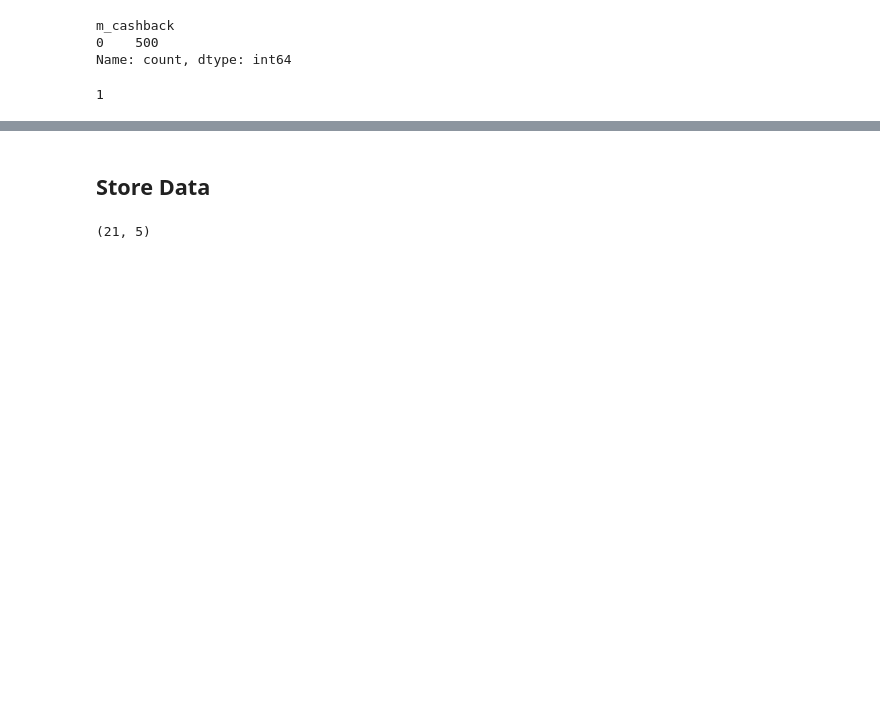
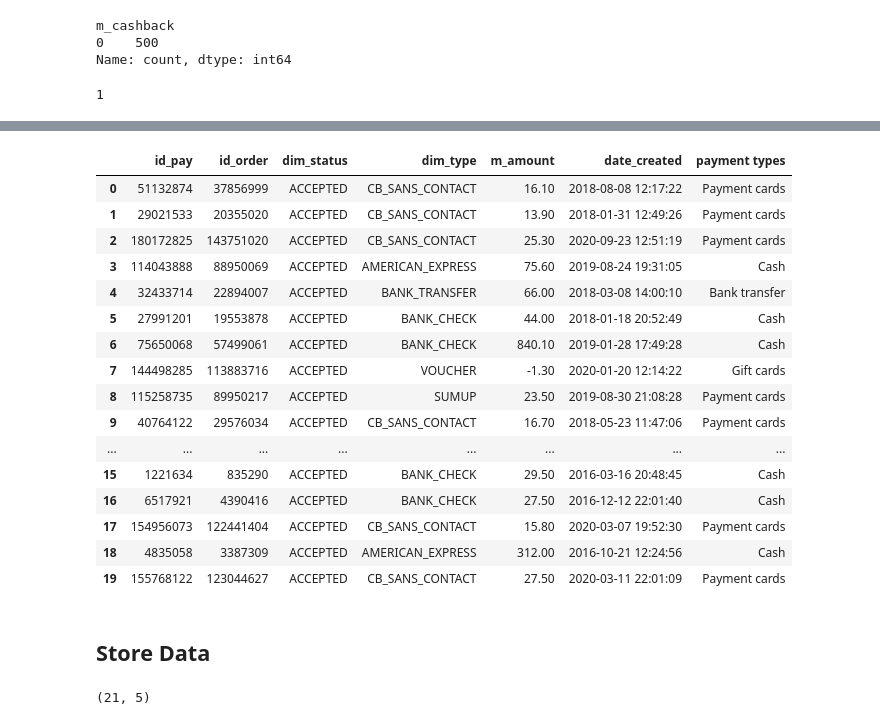
Before and after one commit to usamaqureshi27/Tiller-by-Sumup, a Jupyter notebook: data_cleaning.ipynb, the cells around one changed output, grey strips where cells are left out. Saved outputs shown, nothing was run; the diff lists cells and outputs as text; code cells hidden in the pictures; blank space fills up the shorter version.

```diff
--- a/data_cleaning.ipynb
+++ b/data_cleaning.ipynb
@@ -426,4 +584,6 @@ payment['date_created'] = pd.to_datetime(payment['date_created'], format= "%d/%m
 # %%
 # To standardrize the entries of data in dim_type column
 payment['dim_type'].replace('CB_Sans_Contact' , 'CB_SANS_CONTACT' , inplace = True)
+# %%
+payment['dim_type'].replace('CARTE TICKET RESTAURANT' , 'CARTE_TICKET_RESTAURANT' , inplace = True)
 # %%
@@ -432,0 +610,26 @@ payment['m_cashback'].nunique()
+# %%
+def payment_types(dim_type):
+    if dim_type == 'UBER EATS' :
+        return 'Delivery platforms'
+    elif dim_type == 'ALLORESTO' :
+        return 'Delivery platforms'
+    elif dim_type == 'CB_SANS_CONTACT' :
+        return 'Payment cards'
+    elif dim_type == 'SUMUP'  :
+        return 'Payment cards'
+    elif dim_type ==  'BANK_CHECK'  :
+        return 'Cash'
+    elif dim_type ==  'AMERICAN_EXPRESS'  :
+        return 'Cash'
+    elif dim_type ==  'TAB'  :
+        return 'Cash'
+    elif dim_type == 'VOUCHER' :
+        return 'Gift cards'
+    elif dim_type ==  'BANK_TRANSFER' :
+        return 'Bank transfer'
+    elif dim_type == 'CARTE_TICKET_RESTAURANT' :
+        return 'Restaurant checks'
+    else:
+        return 'others'
+# %%
+payment['payment types'] = payment['dim_type'].apply(payment_types)
@@ -455,4 +680,24 @@ date_created    0
 dtype: int64
+# %%
+payment.head(20)
+# %% [output]
+|  | id_pay | id_order | dim_status | dim_type | m_amount | date_created | payment types |
+| 0 | 51132874 | 37856999 | ACCEPTED | CB_SANS_CONTACT | 16.10 | 2018-08-08 12:17:22 | Payment cards |
+| 1 | 29021533 | 20355020 | ACCEPTED | CB_SANS_CONTACT | 13.90 | 2018-01-31 12:49:26 | Payment cards |
+| 2 | 180172825 | 143751020 | ACCEPTED | CB_SANS_CONTACT | 25.30 | 2020-09-23 12:51:19 | Payment cards |
+| 3 | 114043888 | 88950069 | ACCEPTED | AMERICAN_EXPRESS | 75.60 | 2019-08-24 19:31:05 | Cash |
+| 4 | 32433714 | 22894007 | ACCEPTED | BANK_TRANSFER | 66.00 | 2018-03-08 14:00:10 | Bank transfer |
+| 5 | 27991201 | 19553878 | ACCEPTED | BANK_CHECK | 44.00 | 2018-01-18 20:52:49 | Cash |
+| 6 | 75650068 | 57499061 | ACCEPTED | BANK_CHECK | 840.10 | 2019-01-28 17:49:28 | Cash |
+| 7 | 144498285 | 113883716 | ACCEPTED | VOUCHER | -1.30 | 2020-01-20 12:14:22 | Gift cards |
+| 8 | 115258735 | 89950217 | ACCEPTED | SUMUP | 23.50 | 2019-08-30 21:08:28 | Payment cards |
+| 9 | 40764122 | 29576034 | ACCEPTED | CB_SANS_CONTACT | 16.70 | 2018-05-23 11:47:06 | Payment cards |
+| ... | ... | ... | ... | ... | ... | ... | ... |
+| 15 | 1221634 | 835290 | ACCEPTED | BANK_CHECK | 29.50 | 2016-03-16 20:48:45 | Cash |
+| 16 | 6517921 | 4390416 | ACCEPTED | BANK_CHECK | 27.50 | 2016-12-12 22:01:40 | Cash |
+| 17 | 154956073 | 122441404 | ACCEPTED | CB_SANS_CONTACT | 15.80 | 2020-03-07 19:52:30 | Payment cards |
+| 18 | 4835058 | 3387309 | ACCEPTED | AMERICAN_EXPRESS | 312.00 | 2016-10-21 12:24:56 | Cash |
+| 19 | 155768122 | 123044627 | ACCEPTED | CB_SANS_CONTACT | 27.50 | 2020-03-11 22:01:09 | Payment cards |
 # %%
 # Exporting the paymentSet to csv
 payment.to_csv('payment_Cleaned.csv', index=False)
```
Also changed, not shown: parts of 31 cells of this notebook, 6 other files.
